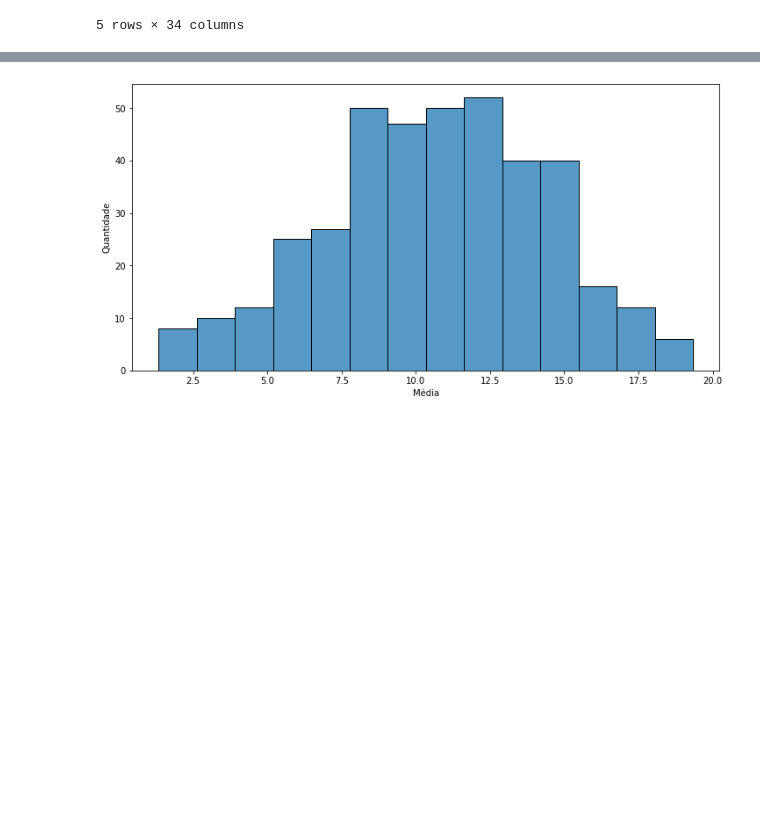
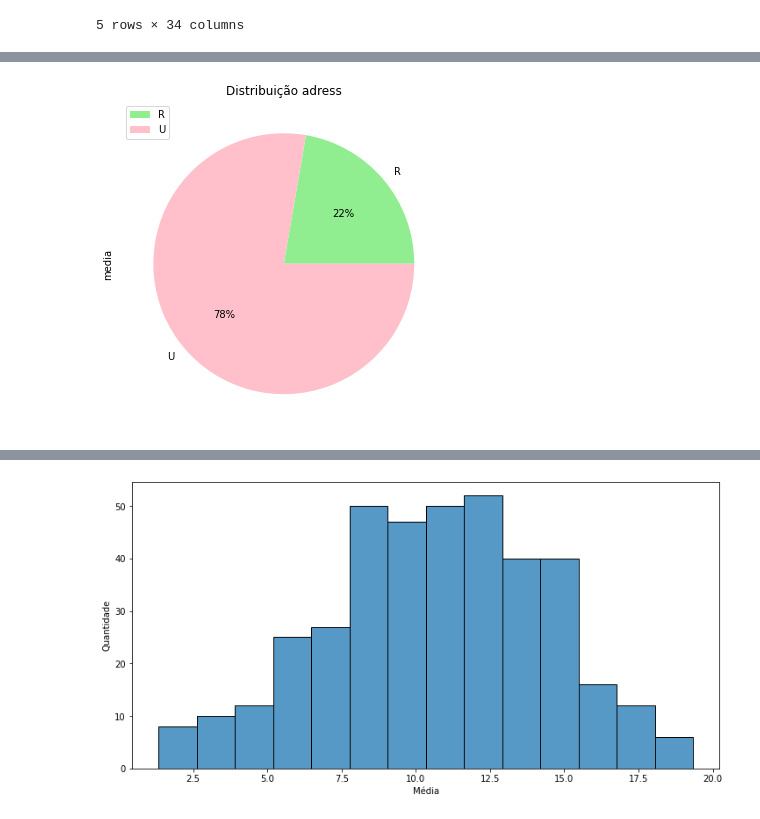
Before and after one commit to joaovdferraz/Projeto3_ADA, a Jupyter notebook: proj 4.ipynb, the cells around one changed output, grey strips where cells are left out. Drawn from its saved outputs; the diff is of its cells as text; code cells hidden in the pictures; blank space fills up the shorter version.

```diff
--- a/proj 4.ipynb
+++ b/proj 4.ipynb
@@ -38,0 +61,4 @@ df_edu.groupby(by='Medu').count()
+# %%
+df_edu.groupby(by='address').count().plot(kind='pie',y='media',autopct='%1.0f%%',figsize=(12,6),colors=['lightgreen','pink'],title='Distribuição adress');
+# %% [output]
+[figure, added]
```
Also changed, not shown: parts of 32 cells of this notebook.
